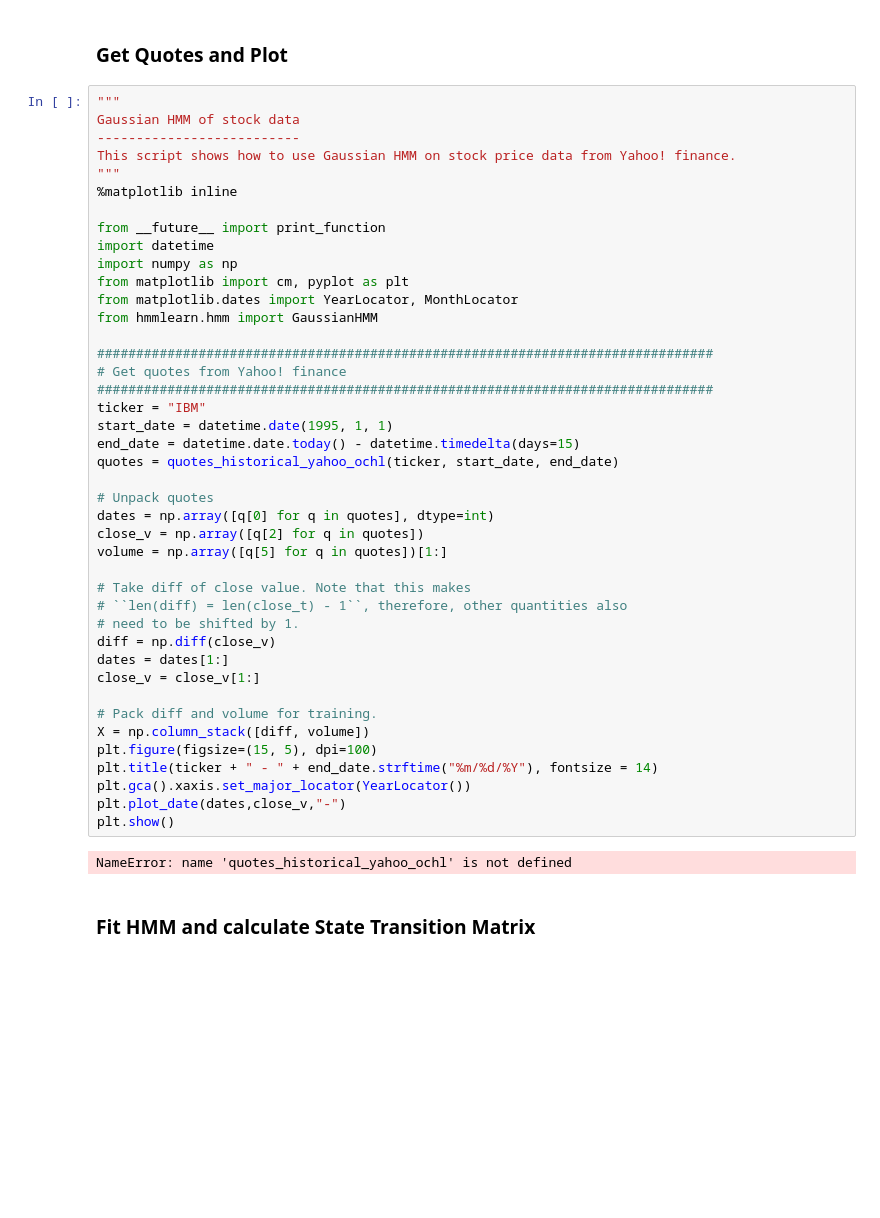
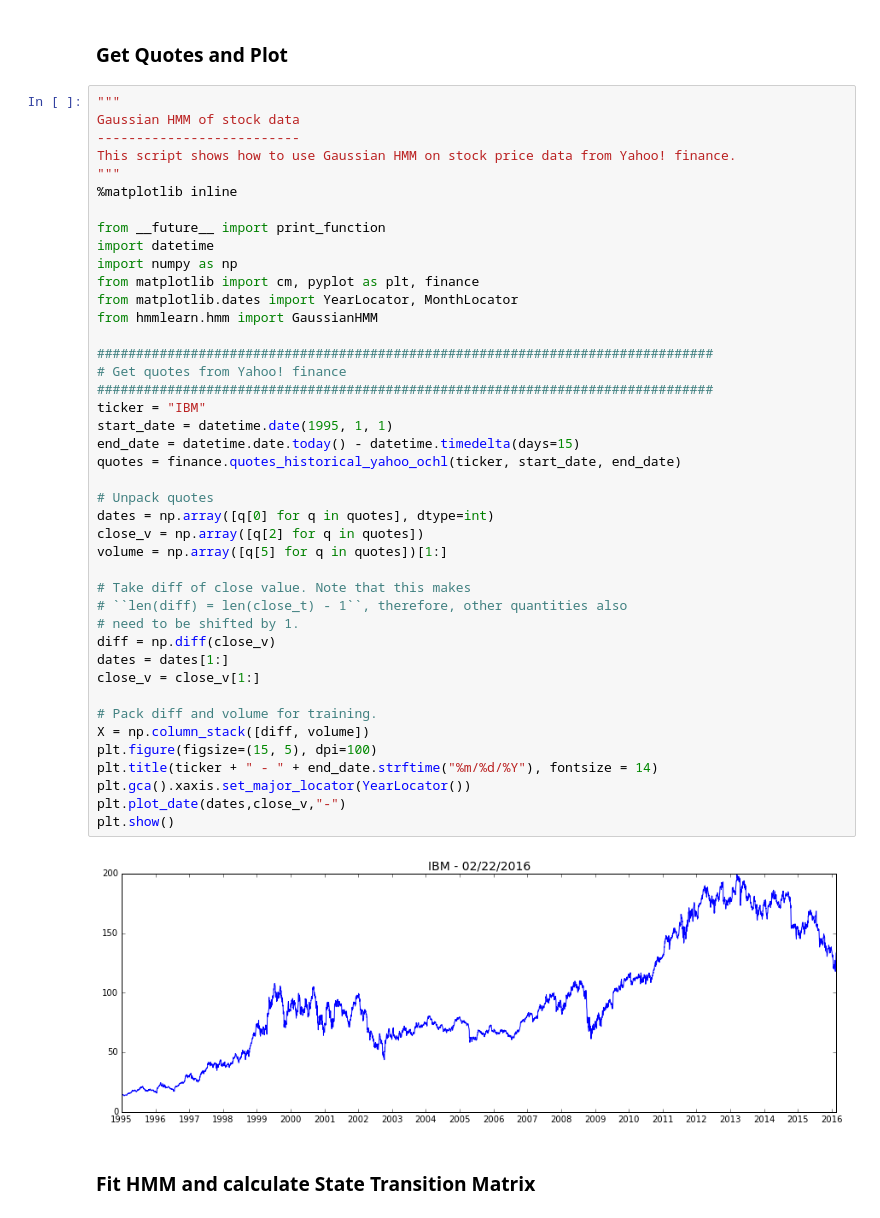
Before and after one commit to genliu777/stockprediction, a Jupyter notebook: StockPrediction.ipynb, the cells around one changed output. Cells and saved outputs as stored; diff of their text form; blank space fills up the shorter version.

```diff
--- a/StockPrediction.ipynb
+++ b/StockPrediction.ipynb
@@ -15,39 +15,39 @@ This script shows how to use Gaussian HMM on stock price data from Yahoo! financ
 from __future__ import print_function
 import datetime
 import numpy as np
-from matplotlib import cm, pyplot as plt
+from matplotlib import cm, pyplot as plt, finance
 from matplotlib.dates import YearLocator, MonthLocator
 from hmmlearn.hmm import GaussianHMM
 
 ###############################################################################
 # Get quotes from Yahoo! finance
 ###############################################################################
 ticker = "IBM"
 start_date = datetime.date(1995, 1, 1)
 end_date = datetime.date.today() - datetime.timedelta(days=15)
-quotes = quotes_historical_yahoo_ochl(ticker, start_date, end_date)
+quotes = finance.quotes_historical_yahoo_ochl(ticker, start_date, end_date)
 
 # Unpack quotes
 dates = np.array([q[0] for q in quotes], dtype=int)
 close_v = np.array([q[2] for q in quotes])
 volume = np.array([q[5] for q in quotes])[1:]
 
 # Take diff of close value. Note that this makes
 # ``len(diff) = len(close_t) - 1``, therefore, other quantities also
 # need to be shifted by 1.
 diff = np.diff(close_v)
 dates = dates[1:]
 close_v = close_v[1:]
 
 # Pack diff and volume for training.
 X = np.column_stack([diff, volume])
 plt.figure(figsize=(15, 5), dpi=100)
 plt.title(ticker + " - " + end_date.strftime("%m/%d/%Y"), fontsize = 14)
 plt.gca().xaxis.set_major_locator(YearLocator())
 plt.plot_date(dates,close_v,"-")
 plt.show()
 # %% [output]
-NameError: name 'quotes_historical_yahoo_ochl' is not defined
+[figure, added]
 # %% [markdown]
 ### Fit HMM and calculate State Transition Matrix
 # %%
```
Also changed, not shown: parts of 4 cells of this notebook.
